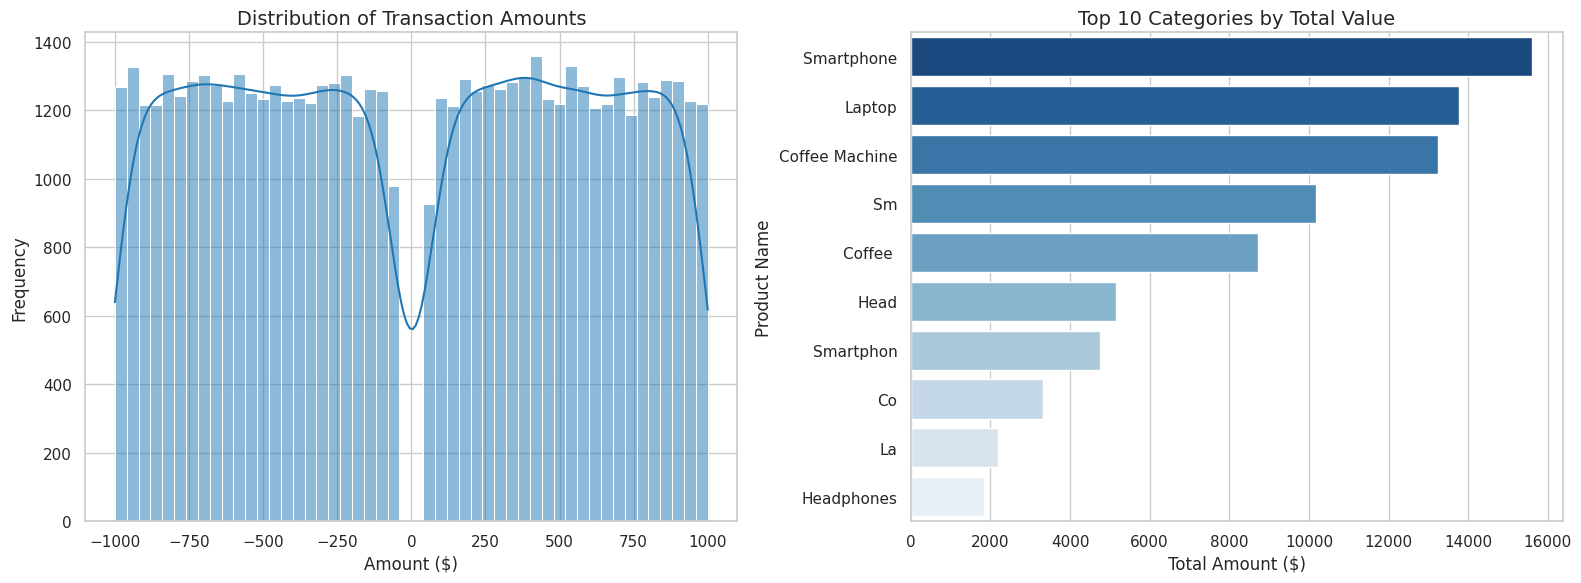
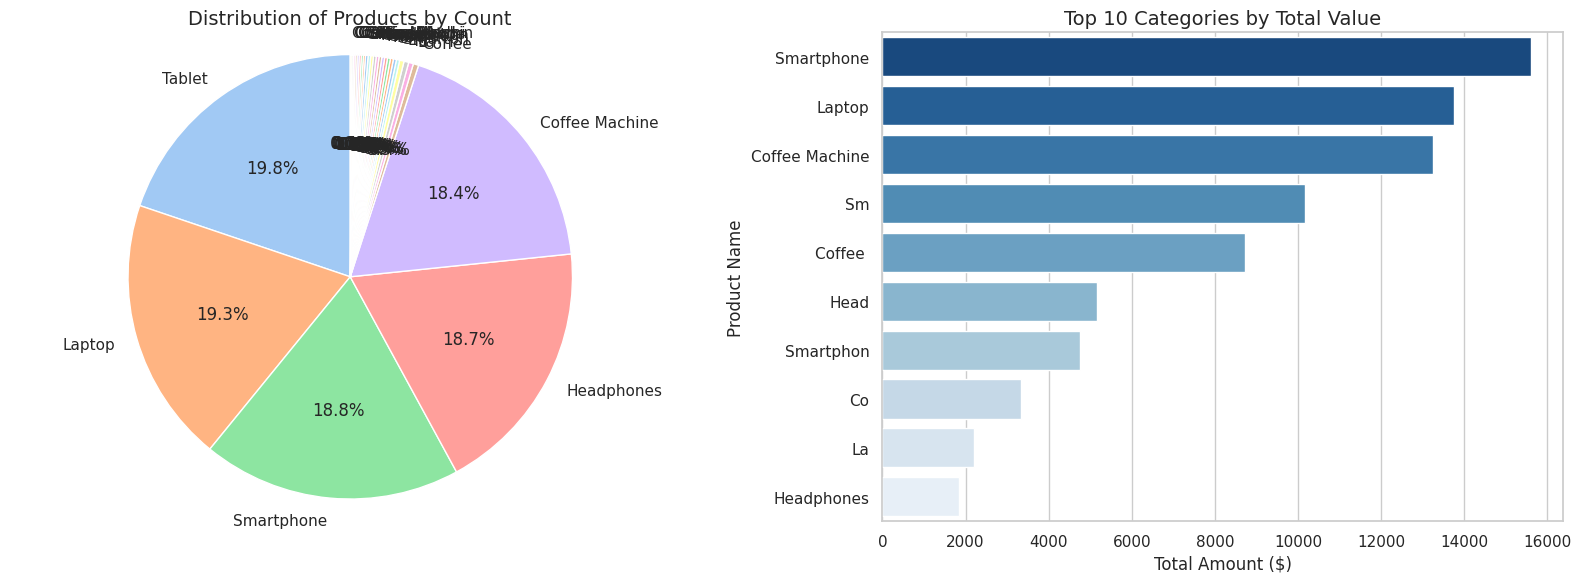
The notebook cell's code change between the first figure and the second:
--- before
+++ after
@@ -18,11 +18,20 @@
 sns.set_theme(style="whitegrid")
 
-# Plot 1: Transaction Amount Distribution (Log scale helpful for outliers)
-sns.histplot(
-    data=df, x="Price", bins=50, kde=True, ax=axes[0], color="#1f77b4"
+# Plot 1: Distribution of Transaction Value Bands (Pie Chart)
+# Create bins for transaction prices
+bins = [0, 100, 500, np.inf]
+labels = ['Low (< $100)', 'Medium ($100 - $500)', 'High (> $500)']
+df['Price_Band'] = pd.cut(df['Price'], bins=bins, labels=labels, right=False)
+
+price_band_counts = df['Price_Band'].value_counts(dropna=False)
+axes[0].pie(
+    price_band_counts,
+    labels=price_band_counts.index,
+    autopct='%1.1f%%',
+    startangle=90,
+    colors=sns.color_palette('pastel')
 )
-axes[0].set_title("Distribution of Transaction Amounts", fontsize=14)
-axes[0].set_xlabel("Amount ($)")
-axes[0].set_ylabel("Frequency")
+axes[0].set_title("Distribution of Transaction Value Bands", fontsize=14)
+axes[0].axis('equal') # Equal aspect ratio ensures that pie is drawn as a circle.
 
 # Plot 2: Top 10 Categories by Total Volume

Commit: Created using Colab